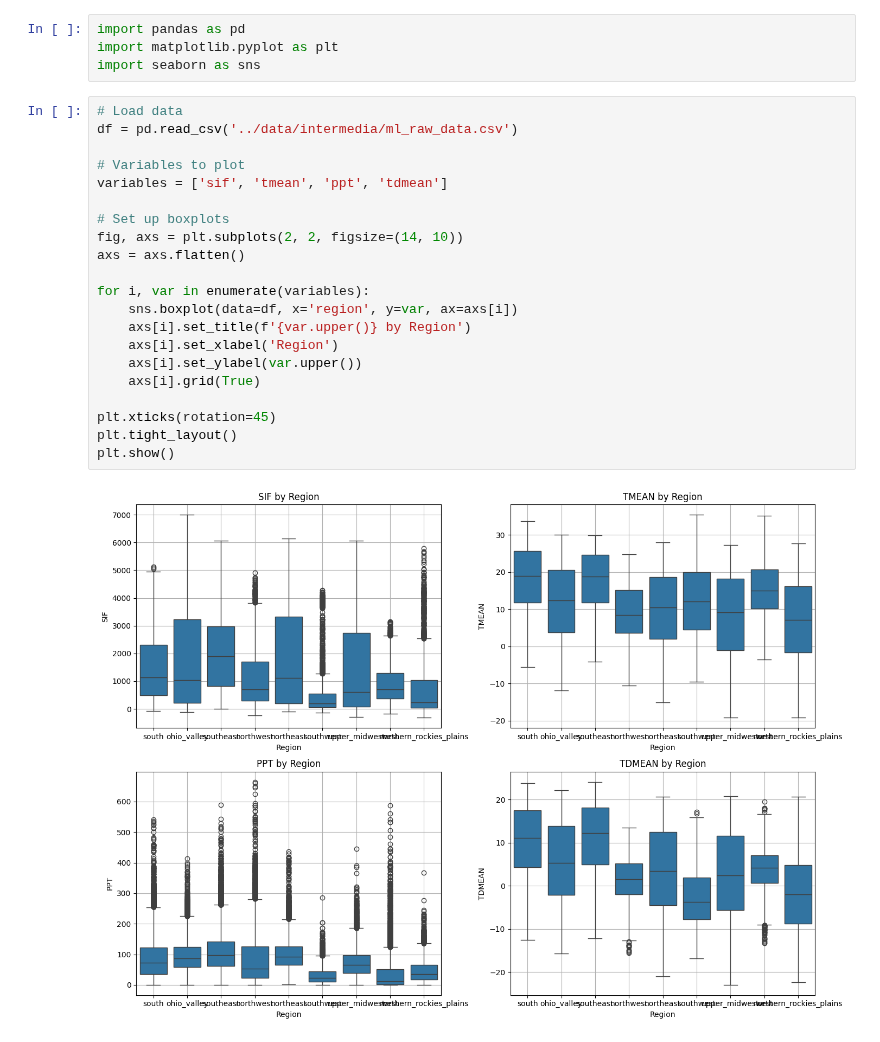
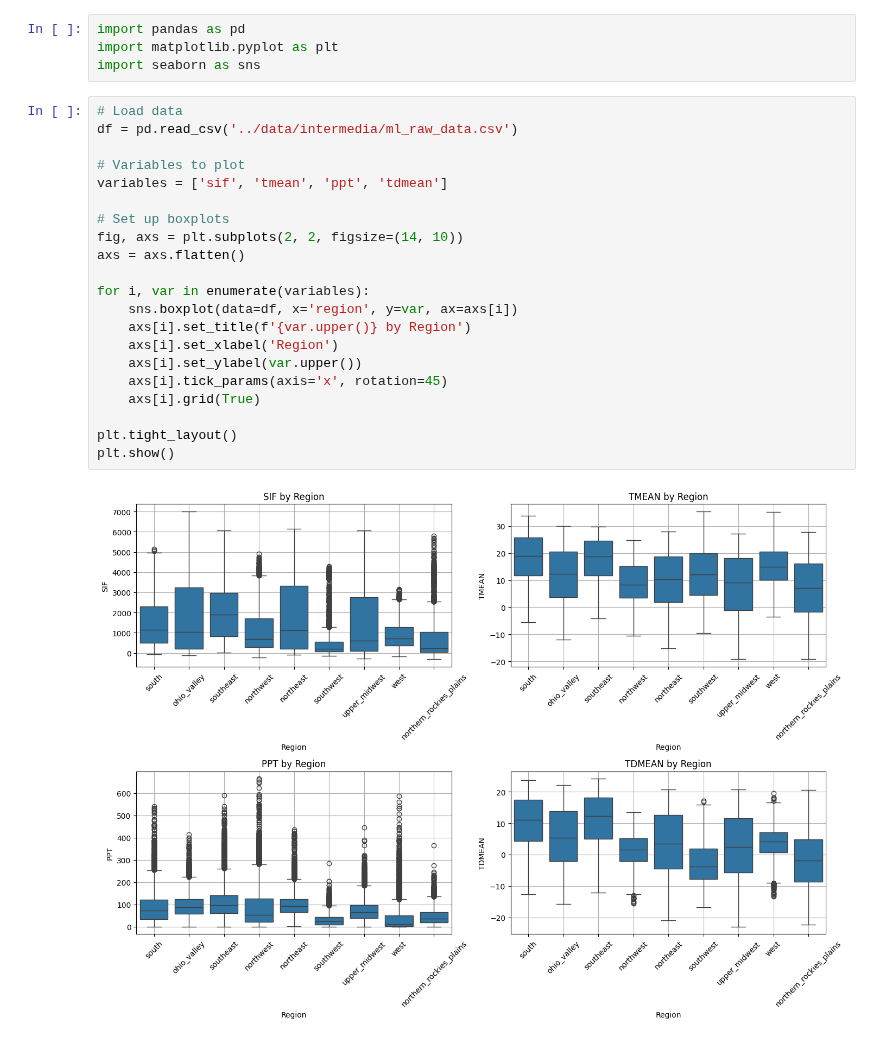
Before and after one commit to qifan-wu/urban_greening_windows, a Jupyter notebook: PRISM_SIF_explore.ipynb, the cells around one changed output. Drawn from its saved outputs; the diff is of its cells as text.

Commit message:
minor xtick

```diff
--- a/PRISM_SIF_explore.ipynb
+++ b/PRISM_SIF_explore.ipynb
@@ -7,23 +7,23 @@ import seaborn as sns
 # %%
 # Load data
 df = pd.read_csv('../data/intermedia/ml_raw_data.csv')
 
 # Variables to plot
 variables = ['sif', 'tmean', 'ppt', 'tdmean']
 
 # Set up boxplots
 fig, axs = plt.subplots(2, 2, figsize=(14, 10))
 axs = axs.flatten()
 
 for i, var in enumerate(variables):
     sns.boxplot(data=df, x='region', y=var, ax=axs[i])
     axs[i].set_title(f'{var.upper()} by Region')
     axs[i].set_xlabel('Region')
     axs[i].set_ylabel(var.upper())
+    axs[i].tick_params(axis='x', rotation=45)
     axs[i].grid(True)
 
-plt.xticks(rotation=45)
 plt.tight_layout()
 plt.show()
 # %% [output]
-[figure, old version]
+[figure, new version]
```
